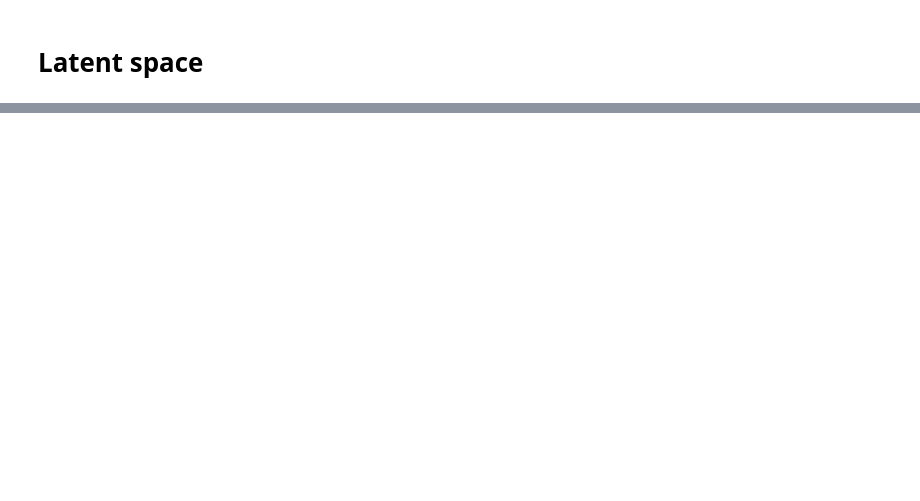
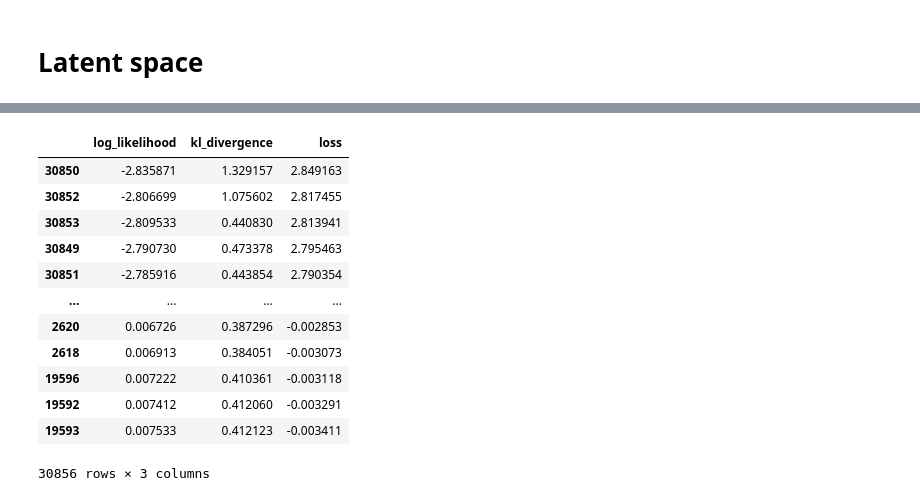
Before and after one commit to manuvazquez/VAEonXMM, a Jupyter notebook: experiments/labels.ipynb, the cells around one changed output, grey strips where cells are left out. Saved outputs shown, nothing was run; the diff lists cells and outputs as text; code cells hidden in the pictures; blank space fills up the shorter version.

```diff
--- a/experiments/labels.ipynb
+++ b/experiments/labels.ipynb
@@ -417,0 +311,17 @@ pd.DataFrame({'log_likelihood': log_likelihood, 'kl_divergence': kl_divergence})
+# %%
+# losses_df.sort_values(by='log_likelihood', ascending=False)
+losses_df.sort_values(by='loss', ascending=False)
+# %% [output]
+|  | log_likelihood | kl_divergence | loss |
+| 30850 | -2.835871 | 1.329157 | 2.849163 |
+| 30852 | -2.806699 | 1.075602 | 2.817455 |
+| 30853 | -2.809533 | 0.440830 | 2.813941 |
+| 30849 | -2.790730 | 0.473378 | 2.795463 |
+| 30851 | -2.785916 | 0.443854 | 2.790354 |
+| ... | ... | ... | ... |
+| 2620 | 0.006726 | 0.387296 | -0.002853 |
+| 2618 | 0.006913 | 0.384051 | -0.003073 |
+| 19596 | 0.007222 | 0.410361 | -0.003118 |
+| 19592 | 0.007412 | 0.412060 | -0.003291 |
+| 19593 | 0.007533 | 0.412123 | -0.003411 |
+30856 rows × 3 columns
```
Also changed, not shown: parts of 22 cells of this notebook, 10 other files.
